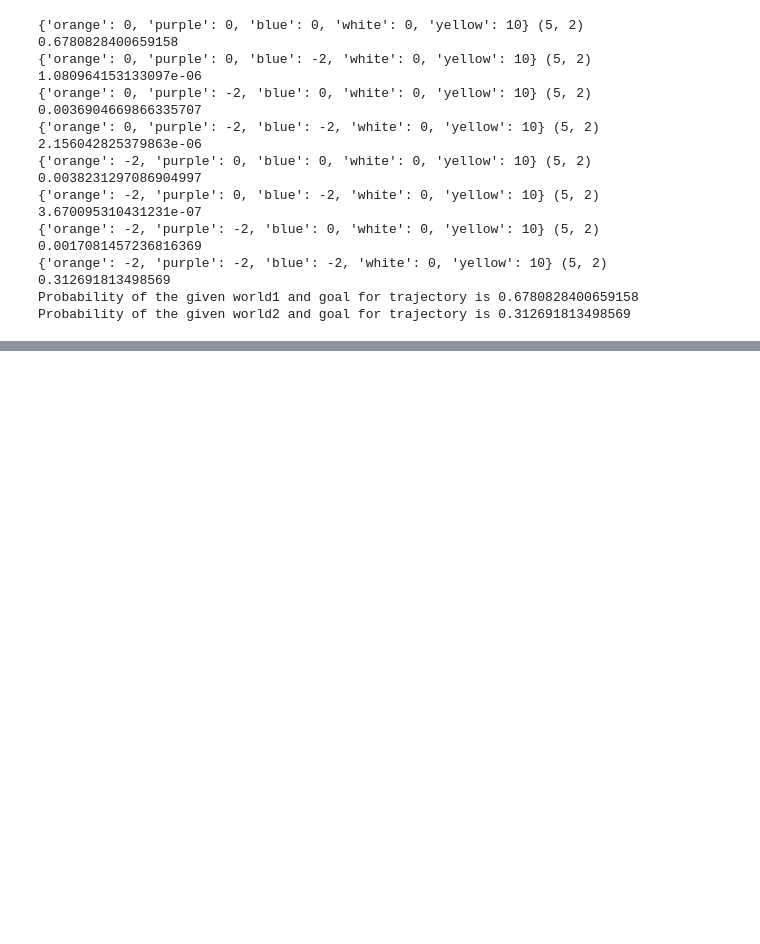
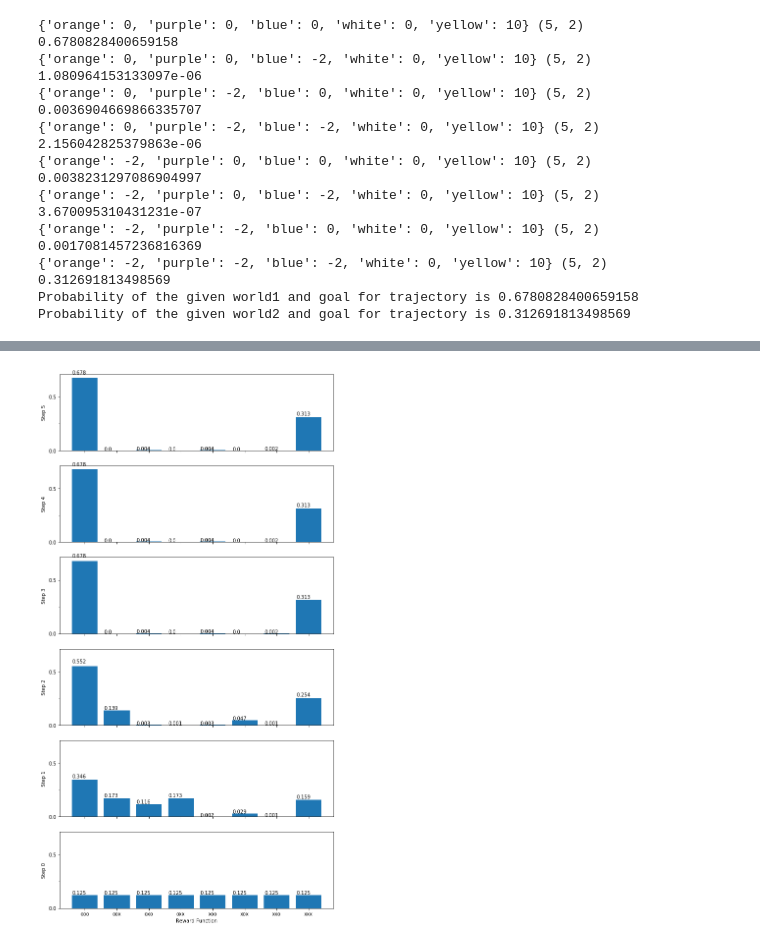
Before and after one commit to mridul7ahuja/communicative-demonstrations, a Jupyter notebook: Exec/ImplementInference.ipynb, the cells around one changed output, grey strips where cells are left out. Cells and saved outputs as stored; diff of their text form; code cells hidden in the pictures; blank space fills up the shorter version.

```diff
--- a/Exec/ImplementInference.ipynb
+++ b/Exec/ImplementInference.ipynb
@@ -64,0 +74,7 @@ Probability of the given world2 and goal for trajectory is 0.312691813498569
+# %%
+#to convert the dictionary of lists to a list of dictionaries
+v = [dict(zip(D,t)) for t in zip(*D.values())]
+# %%
+visualizations.plotDictAtEachStep(v, showHeight = True)
+# %% [output]
+[figure, added]
```
Also changed, not shown: parts of 5 cells of this notebook.
